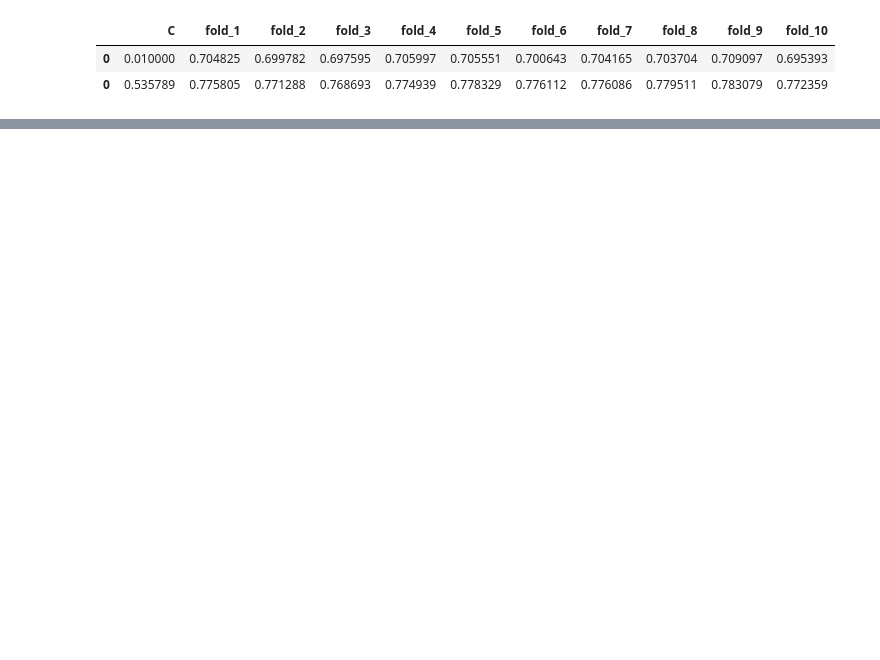
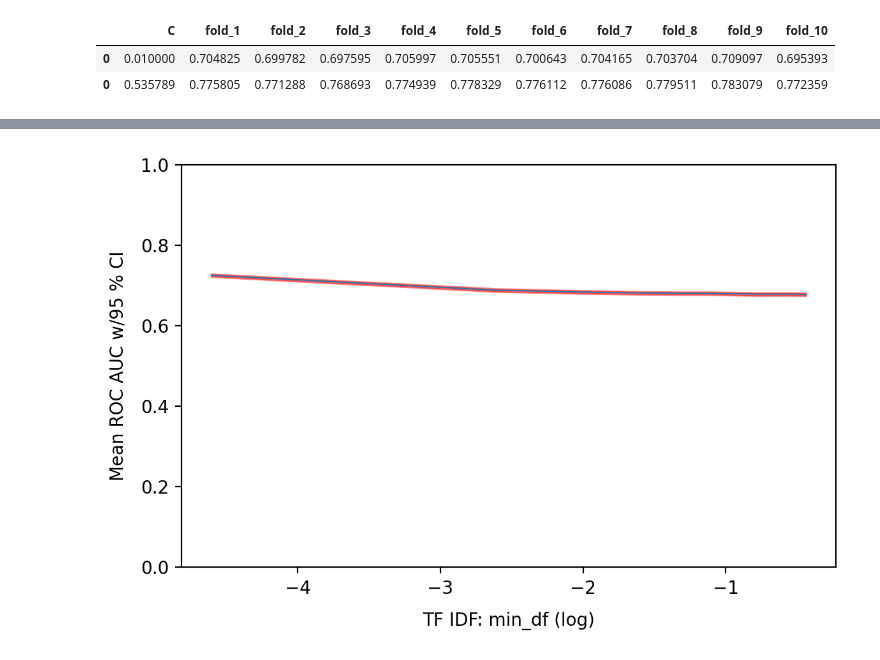
Before and after one commit to Tstrebe2/predicting-text-difficulty, a Jupyter notebook: sensitivity-analysis.ipynb, the cells around one changed output, grey strips where cells are left out. Saved outputs shown, nothing was run; the diff lists cells and outputs as text; code cells hidden in the pictures; blank space fills up the shorter version.

```diff
--- a/sensitivity-analysis.ipynb
+++ b/sensitivity-analysis.ipynb
@@ -174,0 +180,5 @@ df_cv_cp
+# %%
+path = '/content/drive/MyDrive/milestone-ii/sensitivity-mindf.png'
+plot_sensetivity_curve(df_cv_min_df, 'TF IDF: min_df', path)
+# %% [output]
+[figure, added]
```
Also changed, not shown: parts of 13 cells of this notebook.
